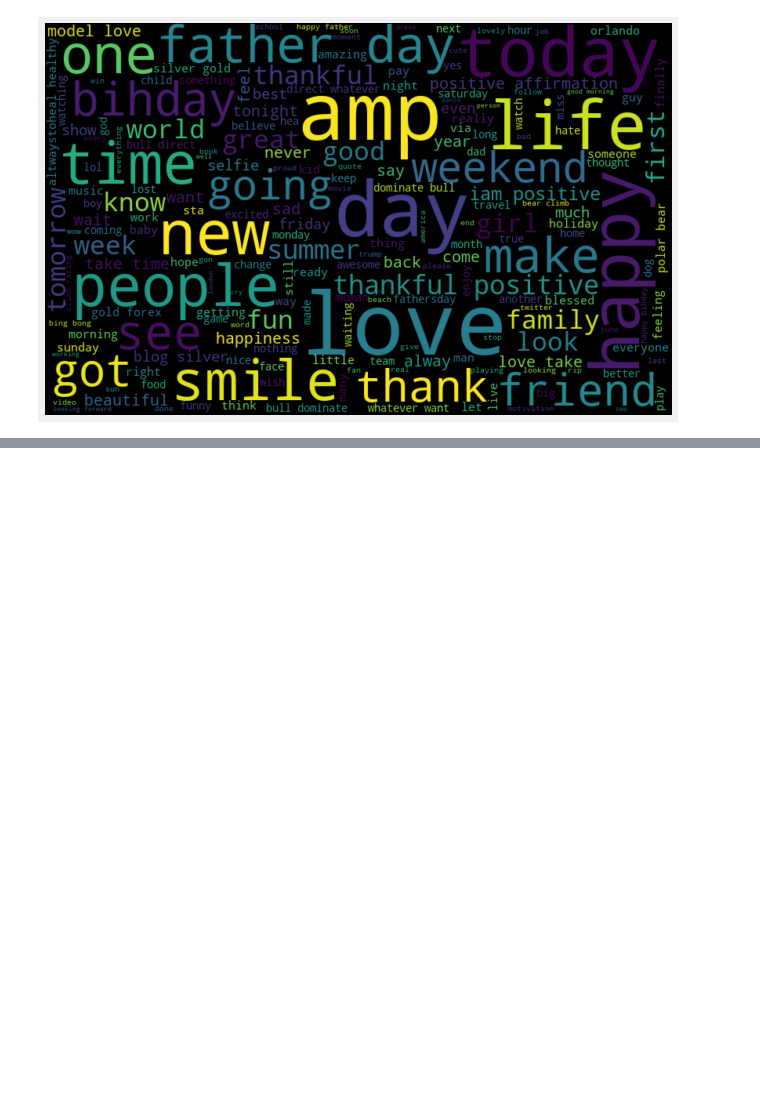
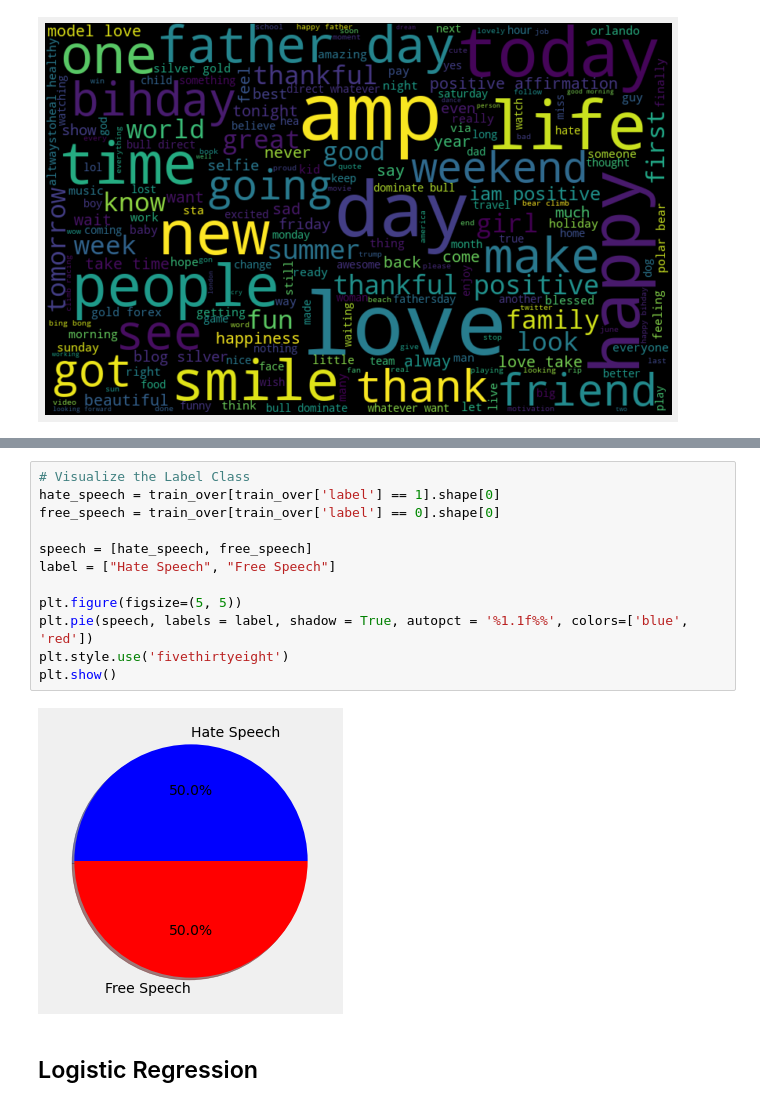
Before and after one commit to Mohamed-derbeli/Hate_Speech_Detection_Using_Transformers, a Jupyter notebook: Hate_Speech_Detection_Colab.ipynb, the cells around one changed output, grey strips where cells are left out. Drawn from its saved outputs; the diff is of its cells as text; blank space fills up the shorter version.

```diff
--- a/Hate_Speech_Detection_Colab.ipynb
+++ b/Hate_Speech_Detection_Colab.ipynb
@@ -683,0 +433,16 @@ plt.show()
+# %%
+# Visualize the Label Class
+hate_speech = train_over[train_over['label'] == 1].shape[0]
+free_speech = train_over[train_over['label'] == 0].shape[0]
+
+speech = [hate_speech, free_speech]
+label = ["Hate Speech", "Free Speech"]
+
+plt.figure(figsize=(5, 5))
+plt.pie(speech, labels = label, shadow = True, autopct = '%1.1f%%', colors=['blue', 'red'])
+plt.style.use('fivethirtyeight')
+plt.show()
+# %% [output]
+[figure, added]
+# %% [markdown]
+## Logistic Regression
```
Also changed, not shown: parts of 49 cells of this notebook.
